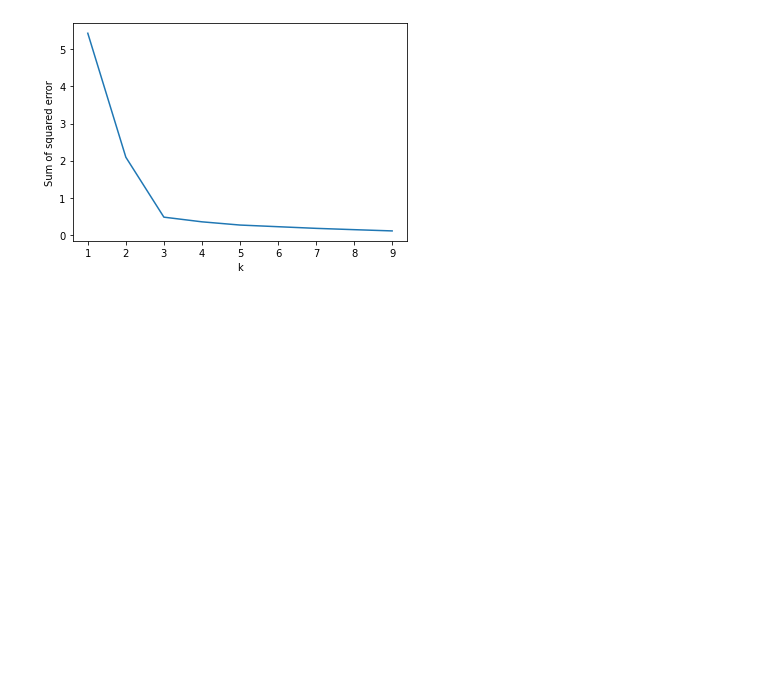
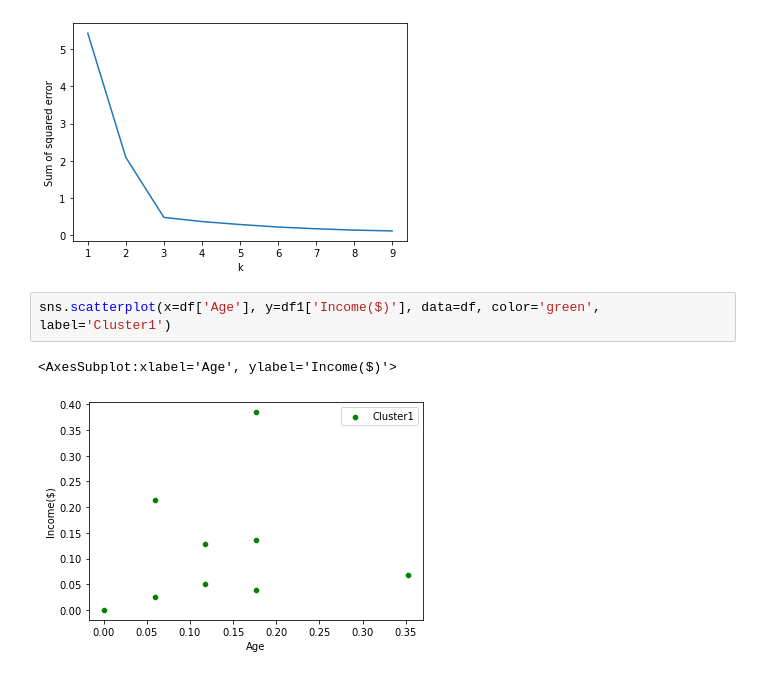
Before and after one commit to CompetitiveBit8/KMeans_Clustering, a Jupyter notebook: Clustering.ipynb, the cells around one changed output. Drawn from its saved outputs; the diff is of its cells as text; blank space fills up the shorter version.

```diff
--- a/Clustering.ipynb
+++ b/Clustering.ipynb
@@ -187,3 +187,8 @@ plt.plot(k_range, sse)
 # %% [output]
 [<matplotlib.lines.Line2D at 0x...>]
 [figure]
+# %%
+sns.scatterplot(x=df['Age'], y=df1['Income($)'], data=df, color='green', label='Cluster1')
+# %% [output]
+<AxesSubplot:xlabel='Age', ylabel='Income($)'>
+[figure, added]
```
Also changed, not shown: parts of 6 cells of this notebook, 2 other files.
